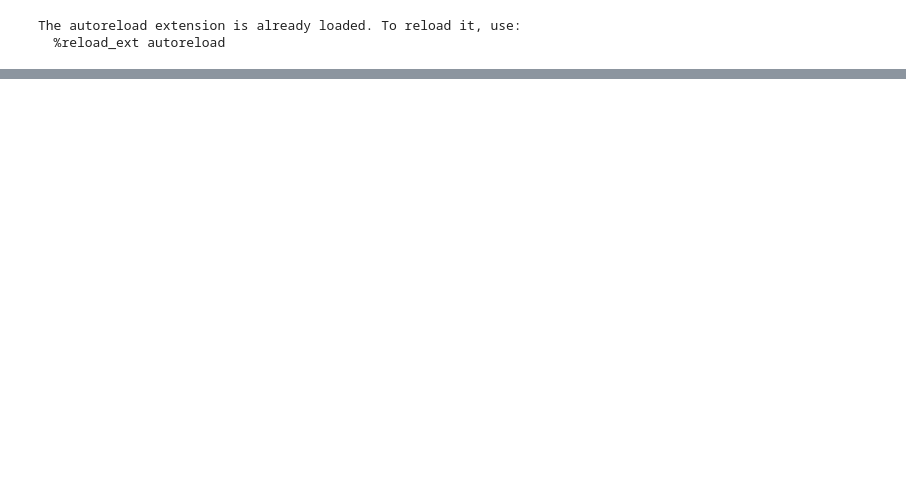
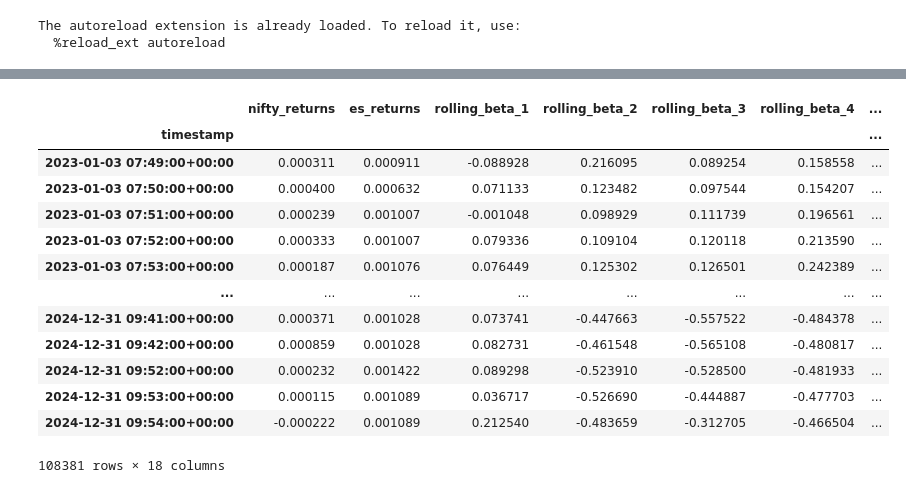
Before and after one commit to varun04reddy/SeriesViz, a Jupyter notebook: exploratory/explore-data/playground.ipynb, the cells around one changed output, grey strips where cells are left out. Cells and saved outputs as stored; diff of their text form; code cells hidden in the pictures; blank space fills up the shorter version.

```diff
--- a/exploratory/explore-data/playground.ipynb
+++ b/exploratory/explore-data/playground.ipynb
@@ -180,0 +229,19 @@ AttributeError: 'TrainTestXGBoost' object has no attribute 'update_params'
+# %%
+time_index = dropped_temp.set_index('timestamp')
+# %%
+time_index
+# %% [output]
+|  | nifty_returns | es_returns | rolling_beta_1 | rolling_beta_2 | rolling_beta_3 | rolling_beta_4 | ... |
+| timestamp |  |  |  |  |  |  | ... |
+| 2023-01-03 07:49:00+00:00 | 0.000311 | 0.000911 | -0.088928 | 0.216095 | 0.089254 | 0.158558 | ... |
+| 2023-01-03 07:50:00+00:00 | 0.000400 | 0.000632 | 0.071133 | 0.123482 | 0.097544 | 0.154207 | ... |
+| 2023-01-03 07:51:00+00:00 | 0.000239 | 0.001007 | -0.001048 | 0.098929 | 0.111739 | 0.196561 | ... |
+| 2023-01-03 07:52:00+00:00 | 0.000333 | 0.001007 | 0.079336 | 0.109104 | 0.120118 | 0.213590 | ... |
+| 2023-01-03 07:53:00+00:00 | 0.000187 | 0.001076 | 0.076449 | 0.125302 | 0.126501 | 0.242389 | ... |
+| ... | ... | ... | ... | ... | ... | ... | ... |
+| 2024-12-31 09:41:00+00:00 | 0.000371 | 0.001028 | 0.073741 | -0.447663 | -0.557522 | -0.484378 | ... |
+| 2024-12-31 09:42:00+00:00 | 0.000859 | 0.001028 | 0.082731 | -0.461548 | -0.565108 | -0.480817 | ... |
+| 2024-12-31 09:52:00+00:00 | 0.000232 | 0.001422 | 0.089298 | -0.523910 | -0.528500 | -0.481933 | ... |
+| 2024-12-31 09:53:00+00:00 | 0.000115 | 0.001089 | 0.036717 | -0.526690 | -0.444887 | -0.477703 | ... |
+| 2024-12-31 09:54:00+00:00 | -0.000222 | 0.001089 | 0.212540 | -0.483659 | -0.312705 | -0.466504 | ... |
+108381 rows × 18 columns
```
Also changed, not shown: parts of 13 cells of this notebook, 37 other files.
